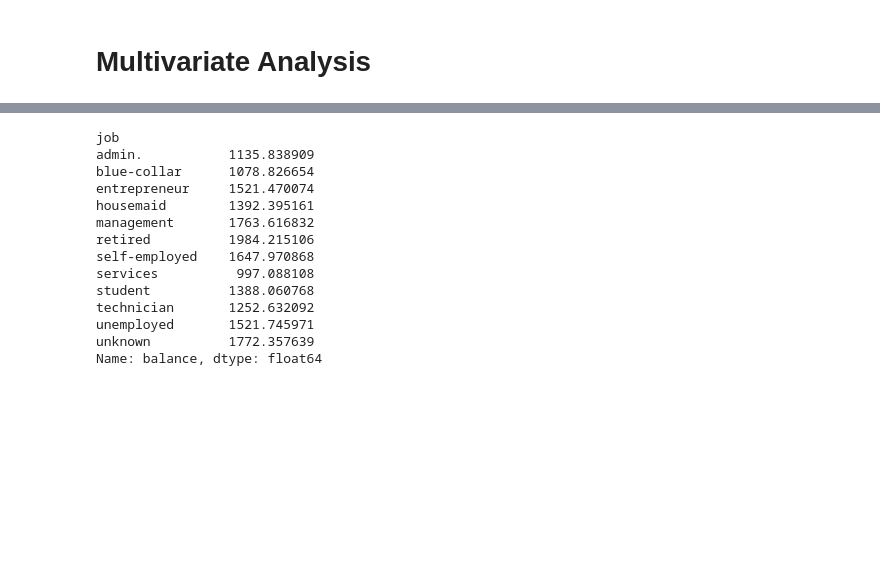
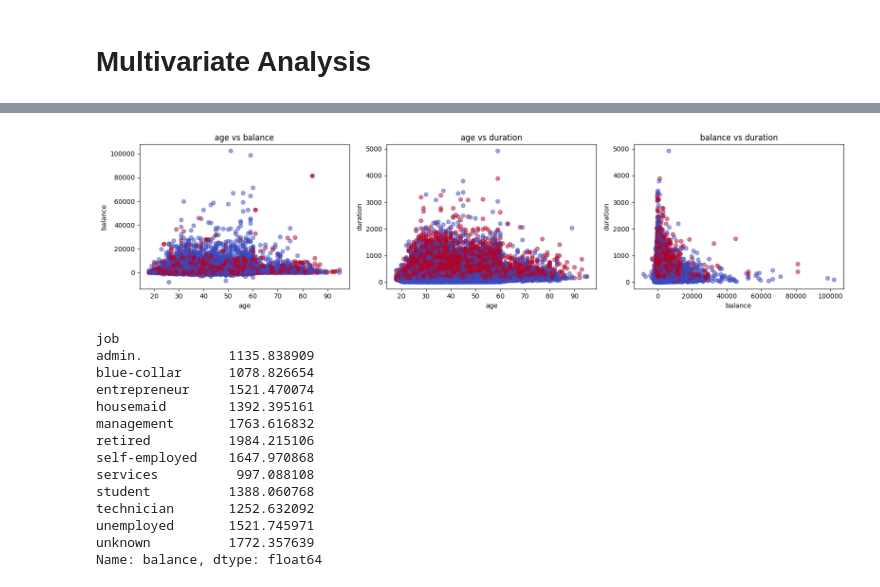
Before and after one commit to Arrryyy/Banco_Portugese, a Jupyter notebook: notebooks/data_exploration.ipynb, the cells around one changed output, grey strips where cells are left out. Drawn from its saved outputs; the diff is of its cells as text; code cells hidden in the pictures; blank space fills up the shorter version.

```diff
--- a/notebooks/data_exploration.ipynb
+++ b/notebooks/data_exploration.ipynb
@@ -136,3 +150,21 @@ sns.pairplot(df[['age', 'balance', 'duration', 'y']], hue='y')
+# %%
+import matplotlib.pyplot as plt
+import itertools
+
+features = ['age', 'balance', 'duration']
+target = df['y']
+combinations = list(itertools.combinations(features, 2))
+
+fig, axs = plt.subplots(1, len(combinations), figsize=(16, 4))
+for i, (x, y) in enumerate(combinations):
+    axs[i].scatter(df[x], df[y], c=target.map({'yes': 1, 'no': 0}), cmap='coolwarm', alpha=0.5)
+    axs[i].set_xlabel(x)
+    axs[i].set_ylabel(y)
+    axs[i].set_title(f'{x} vs {y}')
+plt.tight_layout()
+plt.show()
+# %% [output]
+[figure, added]
 # %%
 # GroupBy and aggregation
 df.groupby('job')['balance'].mean()
```
Also changed, not shown: parts of 5 cells of this notebook.
